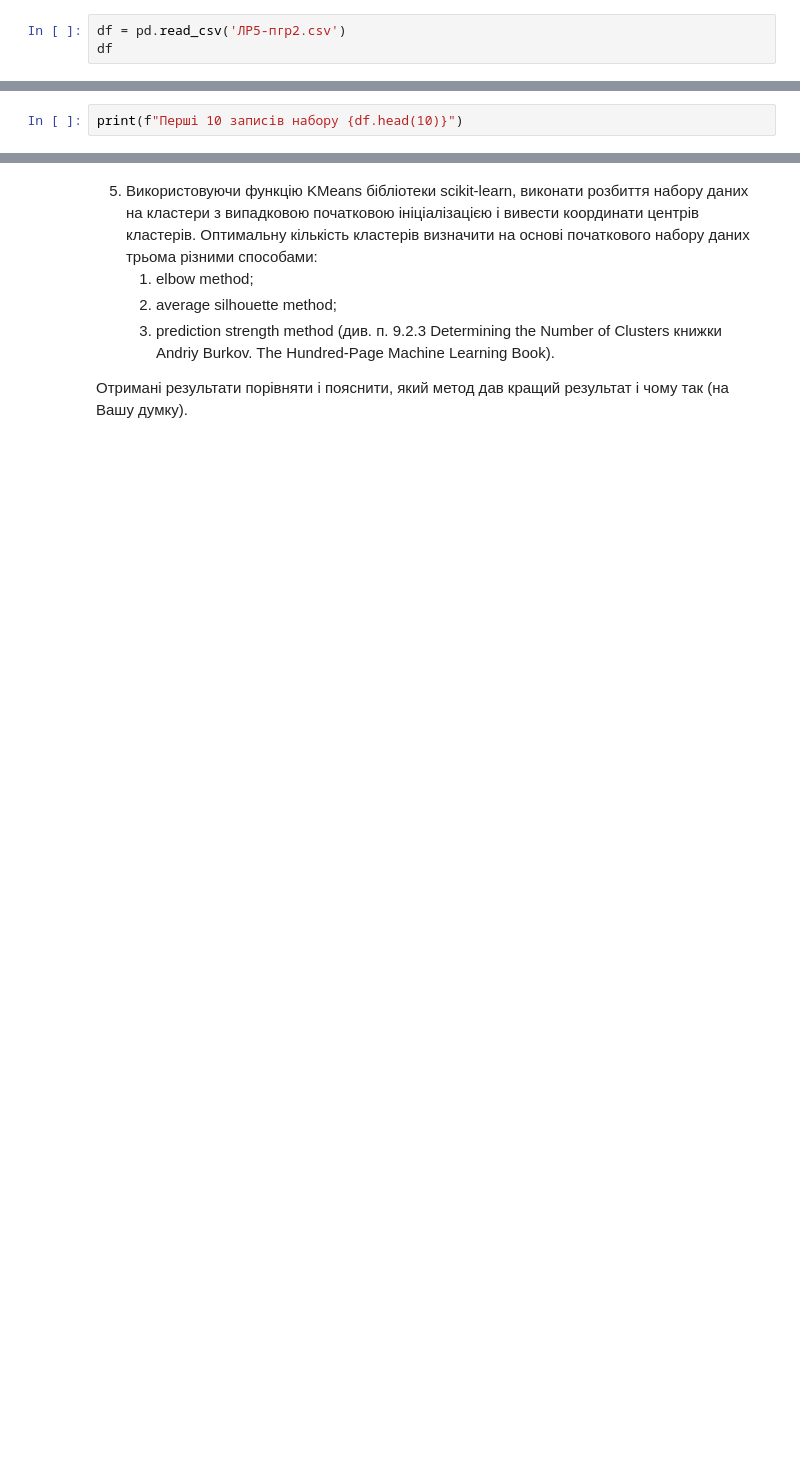
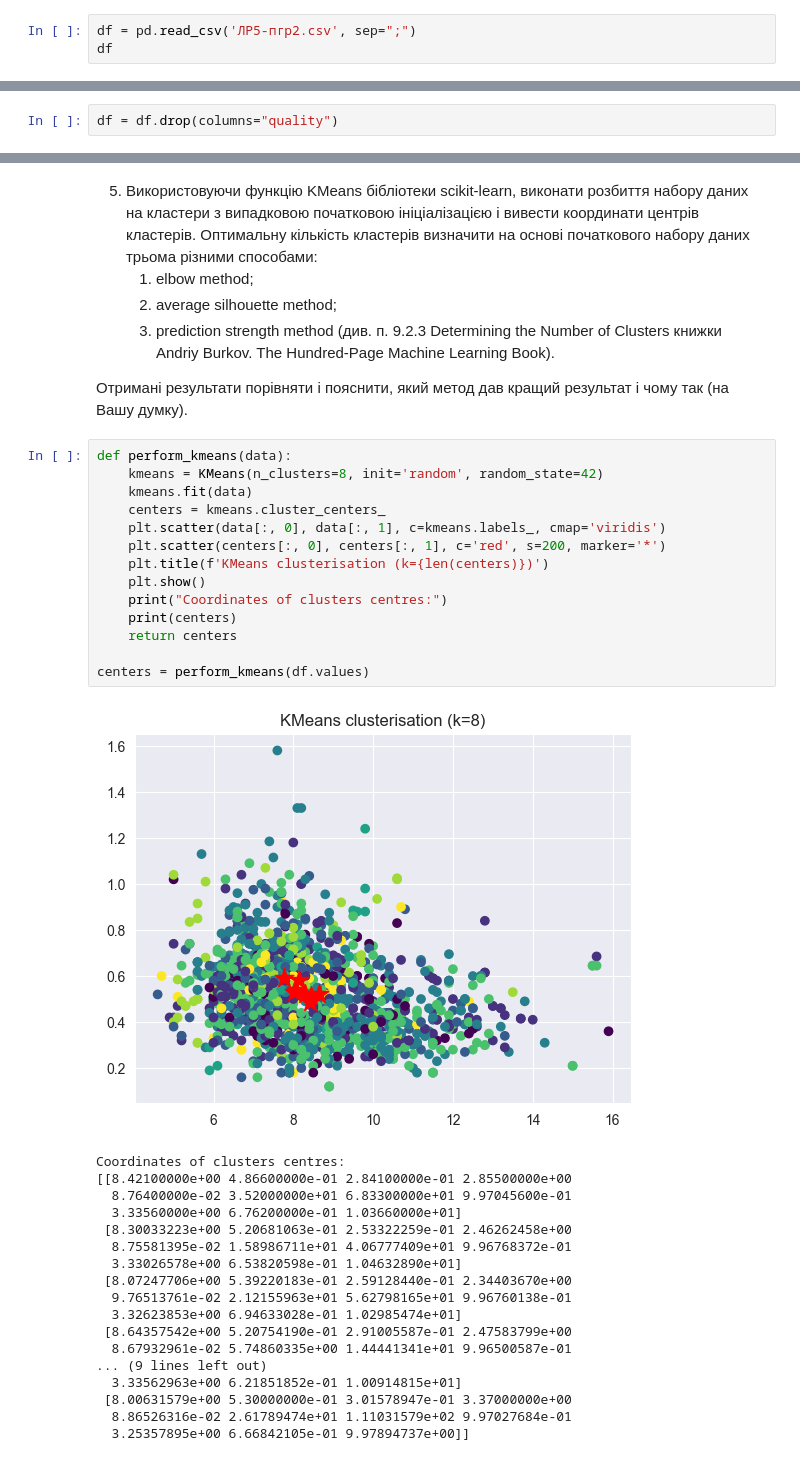
Before and after one commit to ValeriiaBaranivska/ML-2025, a Jupyter notebook: lab-5/ОМН-КМ23-2-Баранівська-ЛР5.ipynb, the cells around one changed output, grey strips where cells are left out. Saved outputs shown, nothing was run; the diff lists cells and outputs as text; blank space fills up the shorter version.

```diff
--- a/lab-5/ОМН-КМ23-2-Баранівська-ЛР5.ipynb
+++ b/lab-5/ОМН-КМ23-2-Баранівська-ЛР5.ipynb
@@ -23,6 +18,6 @@ ModuleNotFoundError: No module named 'graphviz'
 # %% [markdown]
 1. Відкрити та зчитати наданий файл з даними.
 # %%
-df = pd.read_csv('ЛР5-пгр2.csv')
+df = pd.read_csv('ЛР5-пгр2.csv', sep=";")
 df
 # %% [output]
@@ -37,6 +53,6 @@ print(f"Назви стовпців: {df.columns}")
 # %% [markdown]
 3. Видалити атрибут quality.
 # %%
-print(f"Перші 10 записів набору {df.head(10)}")
+df = df.drop(columns="quality")
 # %% [markdown]
 4. Вивести атрибути, що залишилися.
@@ -54,3 +83,36 @@ Book).
 
 Отримані результати порівняти і пояснити, який метод дав кращий
 результат і чому так (на Вашу думку).
+# %%
+def perform_kmeans(data):
+    kmeans = KMeans(n_clusters=8, init='random', random_state=42)
+    kmeans.fit(data)
+    centers = kmeans.cluster_centers_
+    plt.scatter(data[:, 0], data[:, 1], c=kmeans.labels_, cmap='viridis')
+    plt.scatter(centers[:, 0], centers[:, 1], c='red', s=200, marker='*')
+    plt.title(f'KMeans clusterisation (k={len(centers)})')
+    plt.show()
+    print("Coordinates of clusters centres:")
+    print(centers)
+    return centers
+
+centers = perform_kmeans(df.values)
+# %% [output]
+[figure, added]
+Coordinates of clusters centres:
+[[8.42100000e+00 4.86600000e-01 2.84100000e-01 2.85500000e+00
+  8.76400000e-02 3.52000000e+01 6.83300000e+01 9.97045600e-01
+  3.33560000e+00 6.76200000e-01 1.03660000e+01]
+ [8.30033223e+00 5.20681063e-01 2.53322259e-01 2.46262458e+00
+  8.75581395e-02 1.58986711e+01 4.06777409e+01 9.96768372e-01
+  3.33026578e+00 6.53820598e-01 1.04632890e+01]
+ [8.07247706e+00 5.39220183e-01 2.59128440e-01 2.34403670e+00
+  9.76513761e-02 2.12155963e+01 5.62798165e+01 9.96760138e-01
+  3.32623853e+00 6.94633028e-01 1.02985474e+01]
+ [8.64357542e+00 5.20754190e-01 2.91005587e-01 2.47583799e+00
+  8.67932961e-02 5.74860335e+00 1.44441341e+01 9.96500587e-01
+... (9 lines left out)
+  3.33562963e+00 6.21851852e-01 1.00914815e+01]
+ [8.00631579e+00 5.30000000e-01 3.01578947e-01 3.37000000e+00
+  8.86526316e-02 2.61789474e+01 1.11031579e+02 9.97027684e-01
+  3.25357895e+00 6.66842105e-01 9.97894737e+00]]
```
Also changed, not shown: parts of 21 cells of this notebook, 1 other file.
